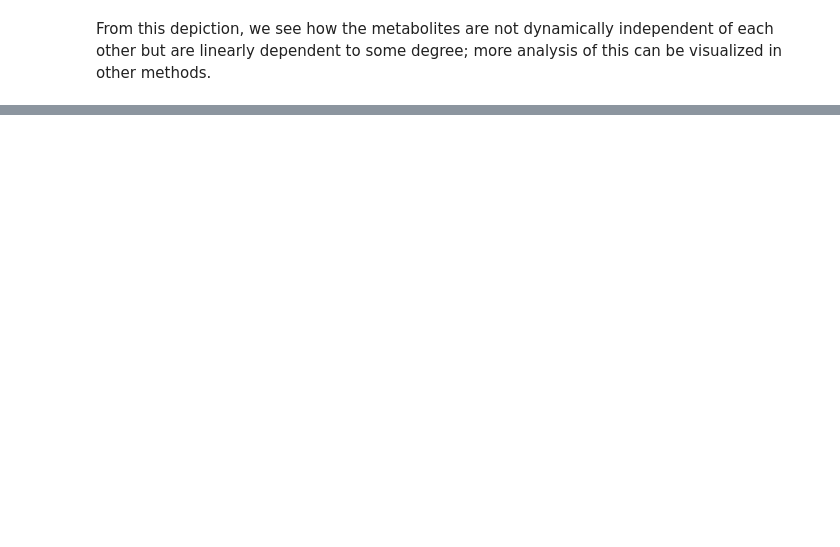
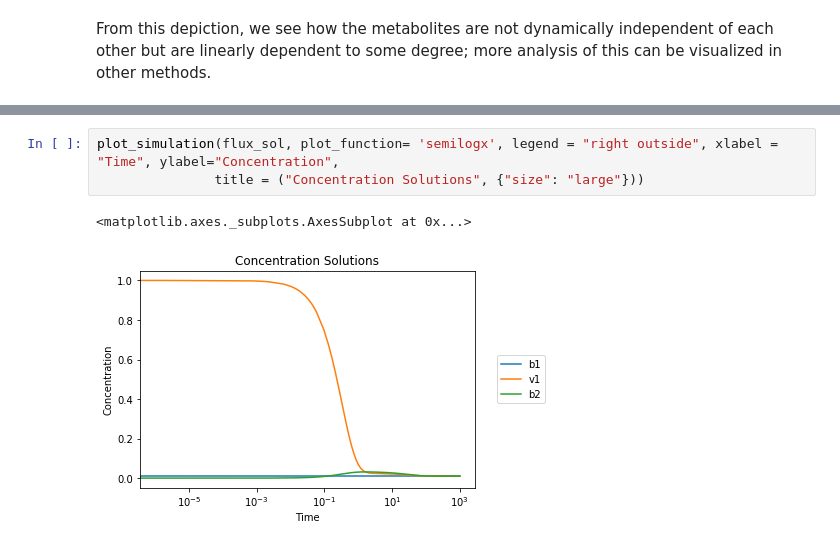
Before and after one commit to SBRG/MASSpy, a Jupyter notebook: documentation_builder/Simulations & Visualizations.ipynb, the cells around one changed output, grey strips where cells are left out. Saved outputs shown, nothing was run; the diff lists cells and outputs as text; blank space fills up the shorter version.

```diff
--- a/documentation_builder/Simulations & Visualizations.ipynb
+++ b/documentation_builder/Simulations & Visualizations.ipynb
@@ -434,0 +521,6 @@ From this depiction, we see how the metabolites are not dynamically independent
+# %%
+plot_simulation(flux_sol, plot_function= 'semilogx', legend = "right outside", xlabel = "Time", ylabel="Concentration",
+               title = ("Concentration Solutions", {"size": "large"}))
+# %% [output]
+<matplotlib.axes._subplots.AxesSubplot at 0x...>
+[figure, added]
```
Also changed, not shown: parts of 49 cells of this notebook, 4 other files.
